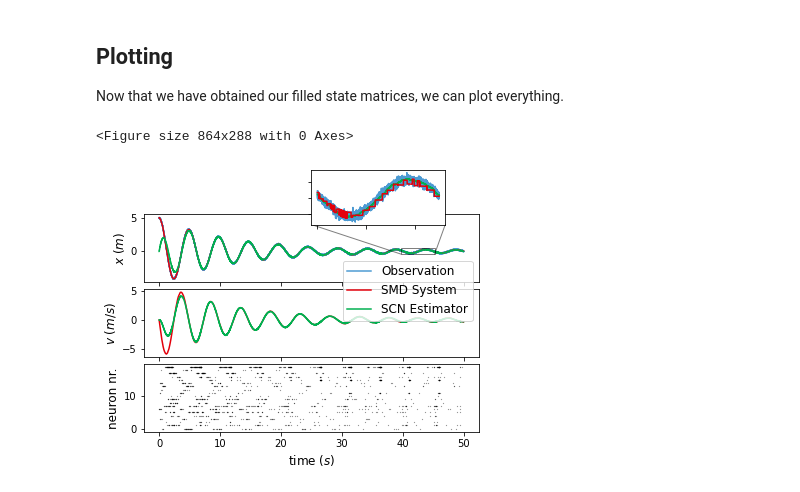
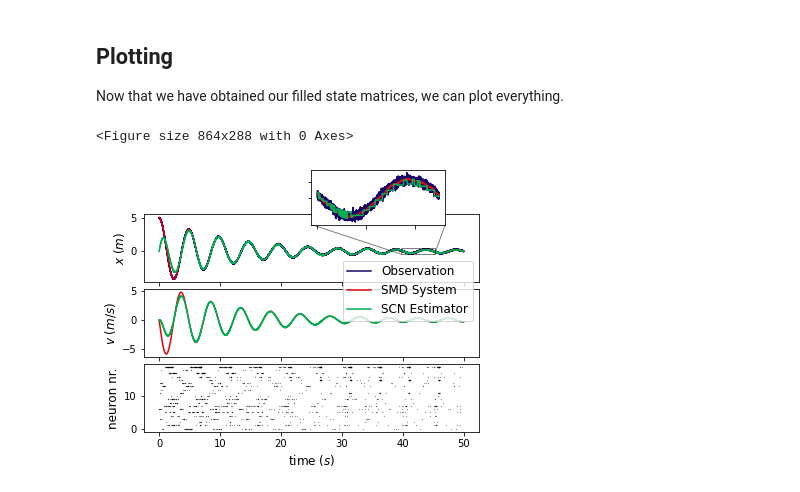
Before and after one commit to FSSlijkhuis/SCN_estimation_and_control, a Jupyter notebook: fig 3b-estimation.ipynb, the cells around one changed output. Drawn from its saved outputs; the diff is of its cells as text; code cells hidden in the pictures.

Commit message:
Fixed colors in fig. 3b

```diff
--- a/fig 3b-estimation.ipynb
+++ b/fig 3b-estimation.ipynb
@@ -96,39 +96,39 @@ fig, axs = plt.subplots(3,1, sharex=True, squeeze=True, gridspec_kw = {'hspace':
 legend_fontsize=12
 
 legend=[]
-axs[0].plot(np.arange(0,time+dt,dt),Y[0],color='#0070C0',alpha=0.7)
+axs[0].plot(np.arange(0,time+dt,dt),Y[0],color='#17006B')
 legend.append("Observation")
 #axs[0].plot(np.arange(0,Time+dt,dt),X_hat_fe[0],color='#0000FF',linewidth=3)
 #legend.append("x̂$_{"+str(1)+"}$_FE")
 axs[0].plot(np.arange(0,time+dt,dt),X[0],color='#E3000B')
 legend.append("SMD System")
 axs[0].plot(np.arange(0,time+dt,dt),X_hat[0],color='#00B050')
 legend.append("SCN Estimator")
 
 axs[1].plot(np.arange(0,time+dt,dt),X[1],color='#E3000B')
 axs[1].plot(np.arange(0,time+dt,dt),X_hat[1],color='#00B050')
 fig.legend(legend,fontsize=legend_fontsize,loc='upper right',bbox_to_anchor=(0.90,0.74))
 
 axs[0].set_ylabel('$x$ $(m)$',fontsize = 12)
 axs[1].set_ylabel('$v$ $(m/s)$',fontsize = 12)
 
 #We use a scatterplot for the spike trains:
 axs[2].scatter(np.nonzero(s)[1]/1000,np.nonzero(s)[0],marker=".",s=0.1,color='black')
 axs[2].set_xlabel('time ($s$)',fontsize = 12)
 axs[2].set_ylabel('neuron nr.',fontsize = 12)
 
 axins = axs[0].inset_axes([0.5, 0.85, 0.4, 0.8])
 range_plot_x,range_plot_y=40000,45000
-axins.plot(np.arange(0,time+dt,dt)[range_plot_x:range_plot_y],Y[0,range_plot_x:range_plot_y],color='#0070C0',alpha=0.7)
-axins.plot(np.arange(0,time+dt,dt)[range_plot_x:range_plot_y],X[0,range_plot_x:range_plot_y],color='#00B050')
-axins.plot(np.arange(0,time+dt,dt)[range_plot_x:range_plot_y],X_hat[0,range_plot_x:range_plot_y],color='#E3000B')
+axins.plot(np.arange(0,time+dt,dt)[range_plot_x:range_plot_y],Y[0,range_plot_x:range_plot_y],color='#17006B') #0070C0
+axins.plot(np.arange(0,time+dt,dt)[range_plot_x:range_plot_y],X[0,range_plot_x:range_plot_y],color='#E3000B')
+axins.plot(np.arange(0,time+dt,dt)[range_plot_x:range_plot_y],X_hat[0,range_plot_x:range_plot_y],color='#00B050')
 axins.set_xticklabels([])
 axins.set_yticklabels([])
 
 axs[0].indicate_inset_zoom(axins, edgecolor="black")
 
 plt.savefig('./img/fig3b.png', facecolor='white', transparent=False, dpi=300, bbox_inches='tight')
 plt.show()
 # %% [output]
 <Figure size 864x288 with 0 Axes>
-[figure, old version]
+[figure, new version]
```
Also changed, not shown: 1 other file.
